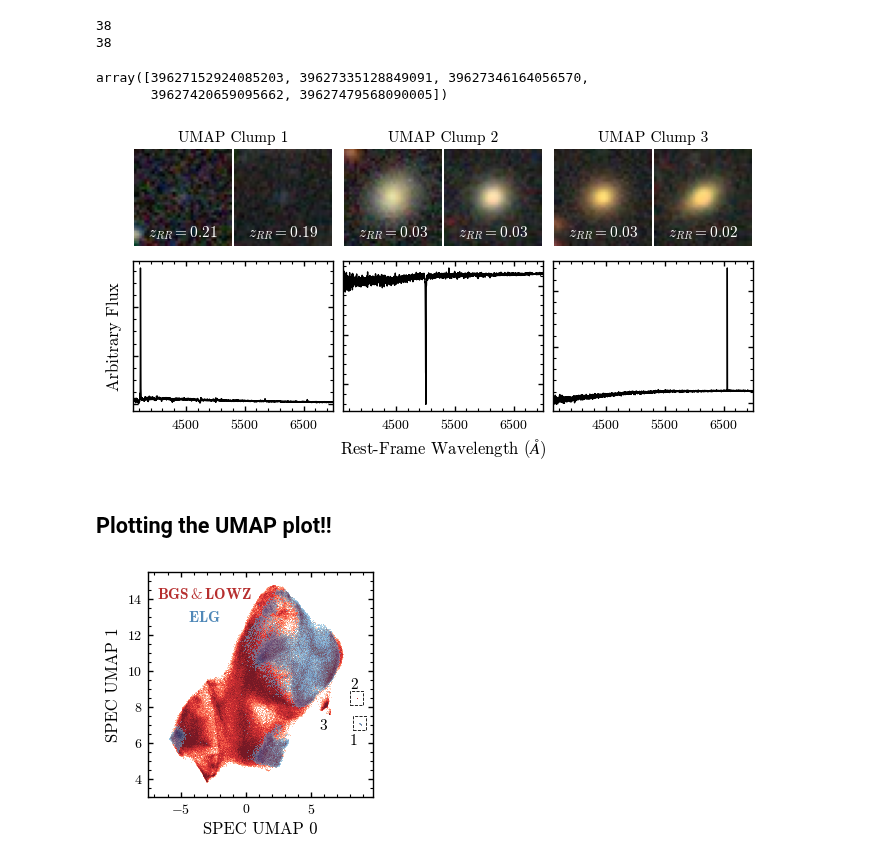
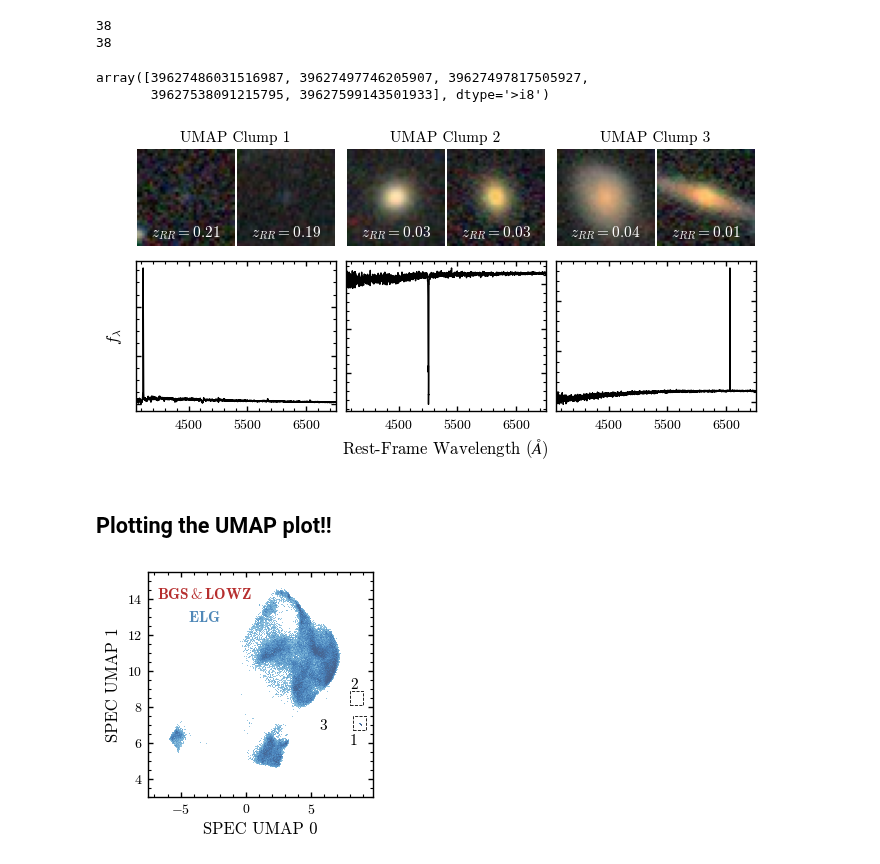
Before and after one commit to virajvman/desi_dwarfs, a Jupyter notebook: notebooks/catalog_paper/spectra_nnmf_explore.ipynb, the cells around one changed output. Saved outputs shown, nothing was run; the diff lists cells and outputs as text; code cells hidden in the pictures.

```diff
--- a/notebooks/catalog_paper/spectra_nnmf_explore.ipynb
+++ b/notebooks/catalog_paper/spectra_nnmf_explore.ipynb
@@ -509,10 +514,10 @@ paths_mask4, z_mask4, radec_mask4, tgids_mask4 = get_rgbs(tgids=mask_4_tgids[:5]
 38
 38
 # %%
-tgids_mask1
+mask_4_tgids[:5]
 # %% [output]
-array([39627152924085203, 39627335128849091, 39627346164056570,
-       39627420659095662, 39627479568090005])
+array([39627486031516987, 39627497746205907, 39627497817505927,
+       39627538091215795, 39627599143501933], dtype='>i8')
 # %%
 rgb_imgs_1 = [mpimg.imread(p) for p in paths_mask1]
 rgb_imgs_2 = [mpimg.imread(p) for p in paths_mask2]
@@ -547,7 +552,7 @@ for axi in ax[0]:
     ax[0,1].set_xlabel(r"Rest-Frame Wavelength ($\AA$)")
     axi.set_xticks([4500,5500,6500])
 
-ax[0,0].set_ylabel("Arbitrary Flux")
+ax[0,0].set_ylabel(r"$f_{\lambda}$")
 
 fig.canvas.draw()  # forces the divider to resolve all positions
 
@@ -599,4 +604,4 @@ plt.savefig("/global/homes/v/virajvm/DESI2_LOWZ/quenched_fracs_nbs/paper_plots/u
 
 plt.show()
 # %% [output]
-[figure, old version]
+[figure, new version]
@@ -628,8 +635,8 @@ def get_edges_counts(spec_cat,mask):
     counts, _, _ = np.histogram2d(temp["SPEC_UMAP_0"], temp["SPEC_UMAP_1"], bins=n_bins)
     return xedges, yedges, counts
 
-elg_mask = (data_cat["SAMPLE"] == "ELG")
-no_elg_mask = (data_cat["SAMPLE"] != "ELG")
+elg_mask = (data_cat["IS_ELG"] == True)
+no_elg_mask = (data_cat["IS_ELG"] != True)
 
 xedges_elg, yedges_elg, counts_elg = get_edges_counts(spec_temp_cat,elg_mask)
 xedges_noelg, yedges_noelg, counts_noelg = get_edges_counts(spec_temp_cat,no_elg_mask)
@@ -673,40 +680,44 @@ cmap_noelg.set_bad(alpha=0.0)
 minc=1
 maxc=45
 
-ax[0].pcolormesh(xedges_noelg, yedges_noelg, counts_noelg_m.T, shading='auto',
-                 cmap=cmap_noelg,norm=LogNorm(vmin=minc,vmax=maxc),
-                 rasterized=True,alpha=0.9)
+# ax[0].pcolormesh(xedges_noelg, yedges_noelg, counts_noelg_m.T, shading='auto',
+#                  cmap=cmap_noelg,norm=LogNorm(vmin=minc,vmax=maxc),
+#                  rasterized=True,alpha=0.9)
+
+# ax[0].pcolormesh(xedges_elg, yedges_elg, counts_elg_m.T, shading='auto',
+#                  cmap=cmap_elg,norm=LogNorm(vmin=minc,vmax=maxc),
+#                  rasterized=True,alpha=0.55)
 
 ax[0].pcolormesh(xedges_elg, yedges_elg, counts_elg_m.T, shading='auto',
                  cmap=cmap_elg,norm=LogNorm(vmin=minc,vmax=maxc),
-                 rasterized=True,alpha=0.55)
+                 rasterized=True,alpha=0.75)
 
 ax[0].text(0.25,0.78,r"$\mathbf{ELG}$",transform=ax[0].transAxes,
            color="steelblue",alpha=0.95,weight="bold",ha="center")
 ax[0].text(0.25,0.88,r"$\mathbf{BGS\,&\,LOWZ}$",transform=ax[0].transAxes,
            color="firebrick",weight="bold",alpha=0.95,ha="center")
 
 ax[0].set_xlim([-7.5,9.75])
 ax[0].set_ylim([3,15.5])
 
 ax[0].set_xlabel(r"SPEC UMAP 0")
 ax[0].set_ylabel(r"SPEC UMAP 1")
 
 
 ## denote the islands by some number?
 
 ax[0].text(7.9,5.9,r"$1$",color="k")
 
 ax[0].text(8,9,r"$2$",color="k")
 
 ax[0].text(5.65,6.75,r"$3$",color="k")
 
 #maybe draw a box around the regions?
 add_dashed_box(ax, x0=8.2, y0=6.7, width=1, height=0.75)
 
 add_dashed_box(ax, x0=8, y0=8.1, width=1, height=0.75)
 
-plt.savefig("/global/homes/v/virajvm/DESI2_LOWZ/quenched_fracs_nbs/paper_plots/umap_spectra_sample.pdf")
+# plt.savefig("/global/homes/v/virajvm/DESI2_LOWZ/quenched_fracs_nbs/paper_plots/umap_spectra_sample.pdf")
 plt.show()
 # %% [output]
-[figure, old version]
+[figure, new version]
```
Also changed, not shown: parts of 23 cells of this notebook, 6 other files.
